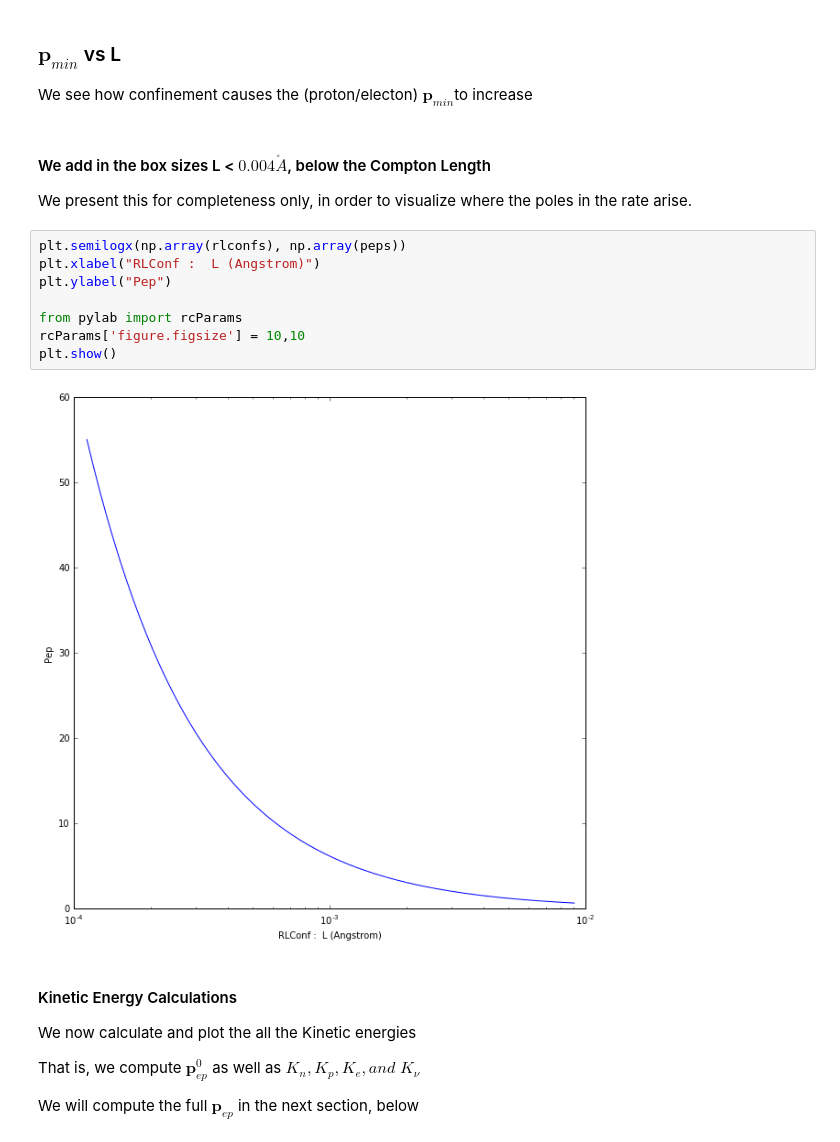
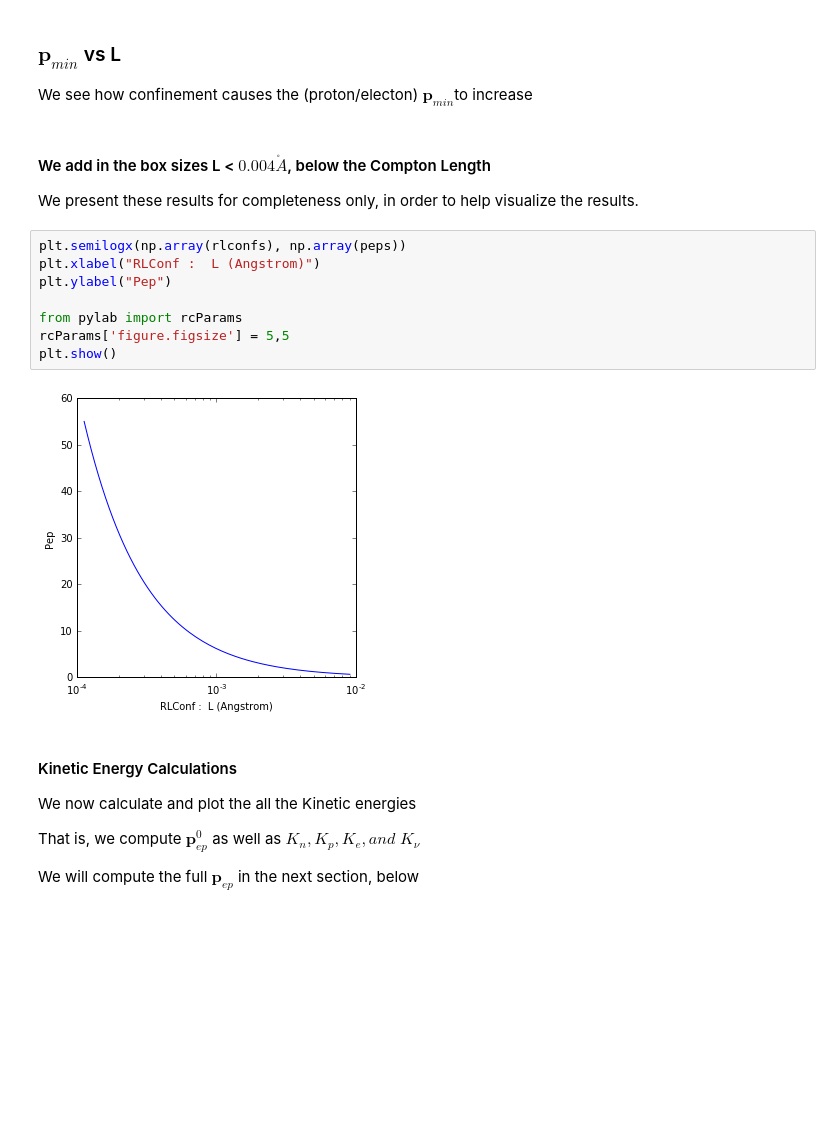
Before and after one commit to charlesmartin14/brillouin, a Jupyter notebook: Code-Confinement-Induced-Electron-Capture.ipynb, the cells around one changed output. Drawn from its saved outputs; the diff is of its cells as text; blank space fills up the shorter version.

```diff
--- a/Code-Confinement-Induced-Electron-Capture.ipynb
+++ b/Code-Confinement-Induced-Electron-Capture.ipynb
@@ -141,17 +144,17 @@ We  see how confinement causes the (proton/electon) $ \mathbf{p}_{min} $to incre
 # %% [markdown]
 #### We add in the box sizes L < $0.004 \mathring{A}$, below the Compton Length
 
-We present this for completeness only, in order to visualize where the poles in the rate arise.
+We present these results for completeness only, in order to help visualize the results.
 # %%
 plt.semilogx(np.array(rlconfs), np.array(peps))
 plt.xlabel("RLConf :  L (Angstrom)")
 plt.ylabel("Pep")
 
 from pylab import rcParams
-rcParams['figure.figsize'] = 10,10
+rcParams['figure.figsize'] = 5,5
 plt.show()
 # %% [output]
-[figure, old version]
+[figure, new version]
 # %% [markdown]
 #### Kinetic Energy Calculations
 
```
Also changed, not shown: parts of 15 cells of this notebook.
